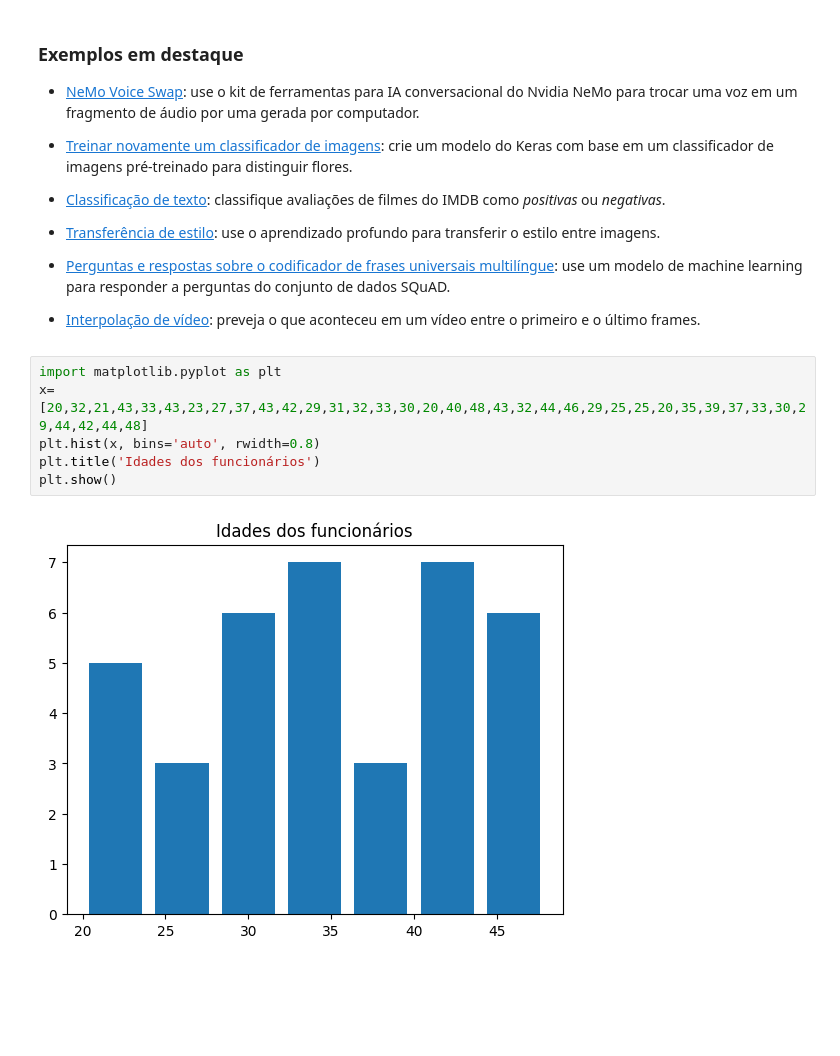
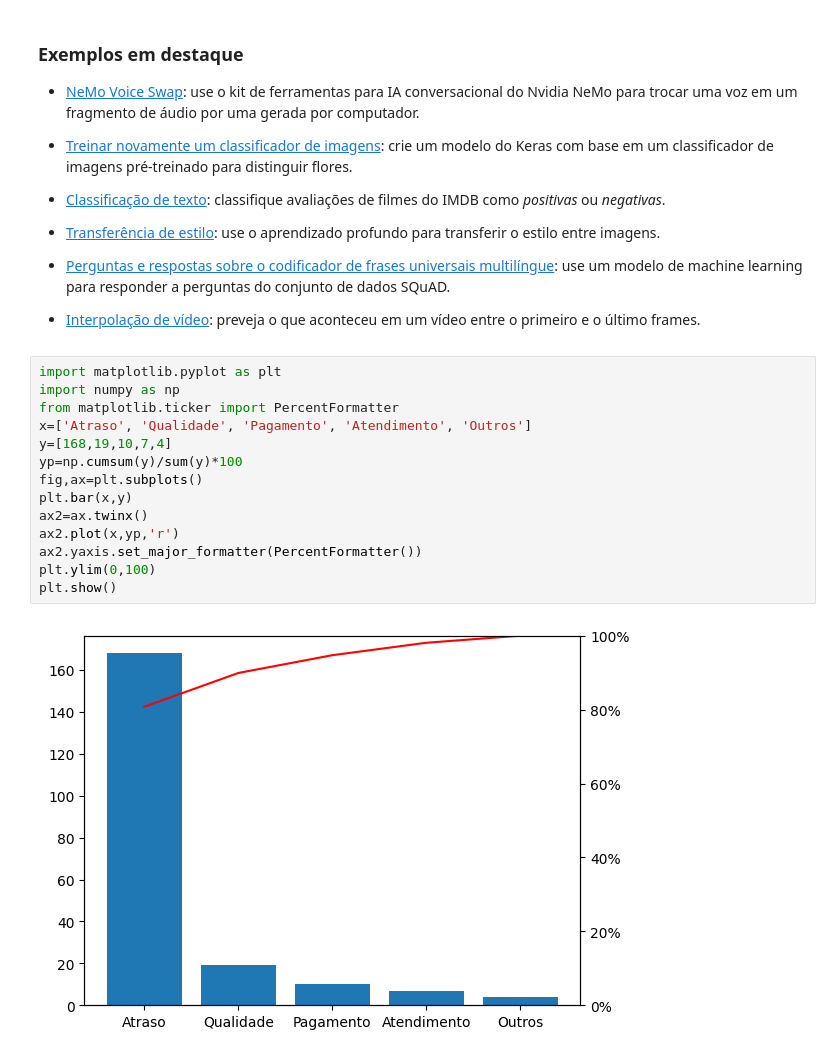
Before and after one commit to Jorgejotabrito/Projeto-adam, a Jupyter notebook: Olá,_este_é_o_Colaboratory.ipynb, the cells around one changed output. Drawn from its saved outputs; the diff is of its cells as text; blank space fills up the shorter version.

```diff
--- a/Olá,_este_é_o_Colaboratory.ipynb
+++ b/Olá,_este_é_o_Colaboratory.ipynb
@@ -170,11 +170,19 @@ Estes são alguns notebooks do curso on-line do Google sobre machine learning. A
 - <a href="https://tensorflow.org/hub/tutorials/tf2_arbitrary_image_stylization">Transferência de estilo</a>: use o aprendizado profundo para transferir o estilo entre imagens.
 - <a href="https://tensorflow.org/hub/tutorials/retrieval_with_tf_hub_universal_encoder_qa">Perguntas e respostas sobre o codificador de frases universais multilíngue</a>: use um modelo de machine learning para responder a perguntas do conjunto de dados SQuAD.
 - <a href="https://tensorflow.org/hub/tutorials/tweening_conv3d">Interpolação de vídeo</a>: preveja o que aconteceu em um vídeo entre o primeiro e o último frames.
-# %%
-import matplotlib.pyplot as plt
-x=[20,32,21,43,33,43,23,27,37,43,42,29,31,32,33,30,20,40,48,43,32,44,46,29,25,25,20,35,39,37,33,30,29,44,42,44,48]
-plt.hist(x, bins='auto', rwidth=0.8)
-plt.title('Idades dos funcionários')
-plt.show()
-# %% [output]
-[figure, removed]
+# %%
+import matplotlib.pyplot as plt
+import numpy as np
+from matplotlib.ticker import PercentFormatter
+x=['Atraso', 'Qualidade', 'Pagamento', 'Atendimento', 'Outros']
+y=[168,19,10,7,4]
+yp=np.cumsum(y)/sum(y)*100
+fig,ax=plt.subplots()
+plt.bar(x,y)
+ax2=ax.twinx()
+ax2.plot(x,yp,'r')
+ax2.yaxis.set_major_formatter(PercentFormatter())
+plt.ylim(0,100)
+plt.show()
+# %% [output]
+[figure, added]
```
